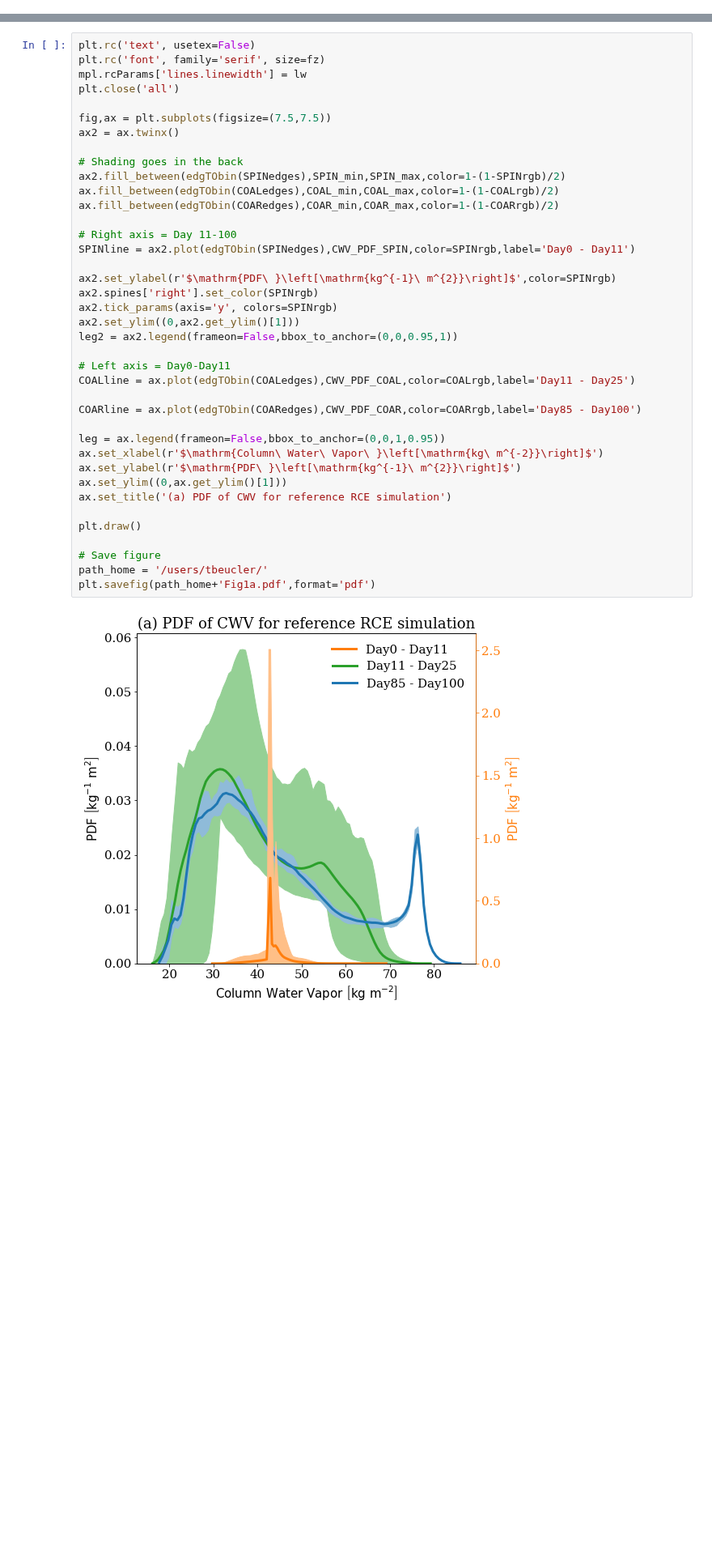
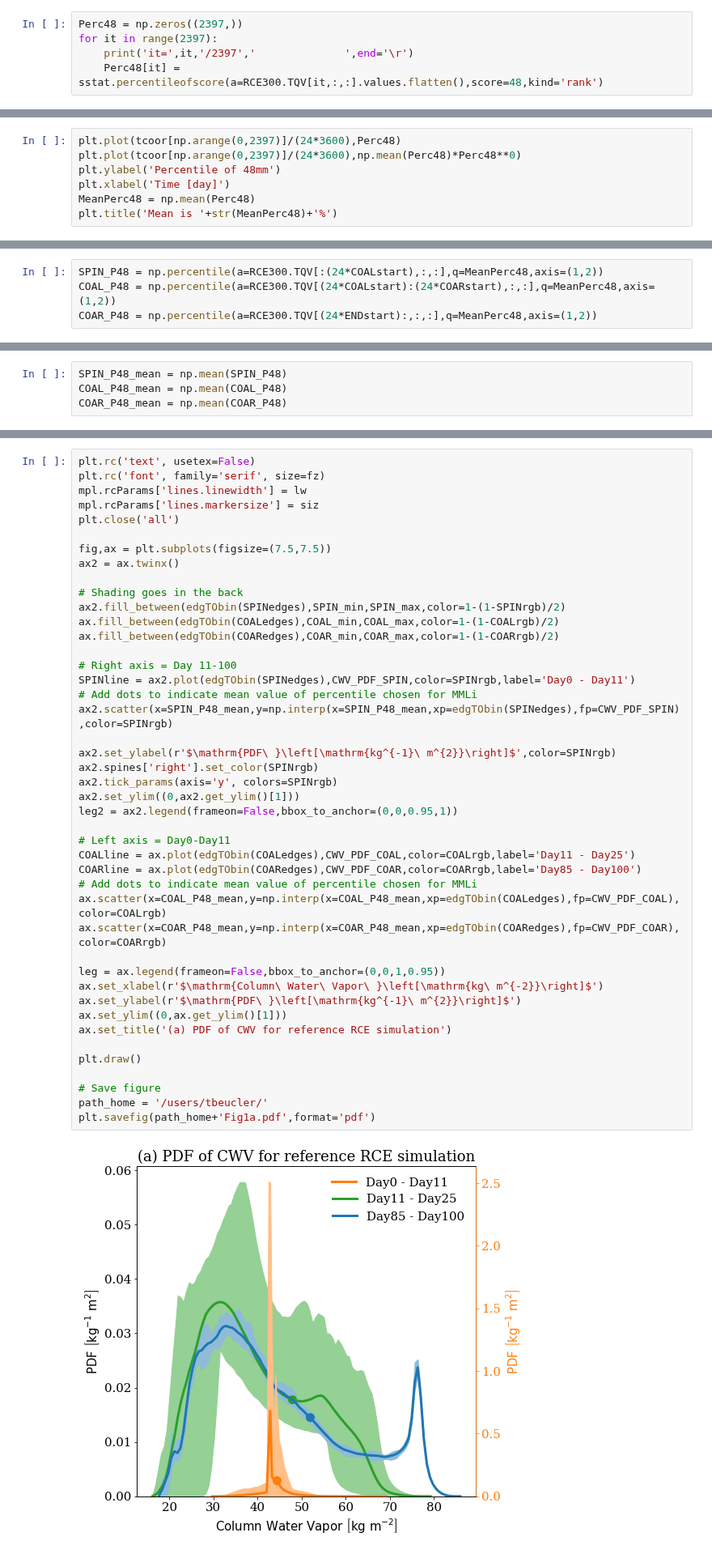
Before and after one commit to tbeucler/2019_WMI, a Jupyter notebook: dev/tbeucler/008_Figures_draft.ipynb, the cells around one changed output, grey strips where cells are left out. Shown at 81% size. Drawn from its saved outputs; the diff is of its cells as text; blank space fills up the shorter version.

```diff
--- a/dev/tbeucler/008_Figures_draft.ipynb
+++ b/dev/tbeucler/008_Figures_draft.ipynb
@@ -69,0 +102,5 @@ plt.plot(tcoor[it]/(24*3600),np.percentile(a=RCE300.FMSE[it,:,:],q=75,axis=(1,2)
+# %%
+Perc48 = np.zeros((2397,))
+for it in range(2397):
+    print('it=',it,'/2397','              ',end='\r')
+    Perc48[it] = sstat.percentileofscore(a=RCE300.TQV[it,:,:].values.flatten(),score=48,kind='rank')
@@ -69,0 +109,7 @@ plt.plot(tcoor[it]/(24*3600),np.percentile(a=RCE300.FMSE[it,:,:],q=75,axis=(1,2)
+# %%
+plt.plot(tcoor[np.arange(0,2397)]/(24*3600),Perc48)
+plt.plot(tcoor[np.arange(0,2397)]/(24*3600),np.mean(Perc48)*Perc48**0)
+plt.ylabel('Percentile of 48mm')
+plt.xlabel('Time [day]')
+MeanPerc48 = np.mean(Perc48)
+plt.title('Mean is '+str(MeanPerc48)+'%')
@@ -114,0 +166,4 @@ i= 14  & day= 99
+# %%
+SPIN_P48 = np.percentile(a=RCE300.TQV[:(24*COALstart),:,:],q=MeanPerc48,axis=(1,2))
+COAL_P48 = np.percentile(a=RCE300.TQV[(24*COALstart):(24*COARstart),:,:],q=MeanPerc48,axis=(1,2))
+COAR_P48 = np.percentile(a=RCE300.TQV[(24*ENDstart):,:,:],q=MeanPerc48,axis=(1,2))
@@ -115,3 +179,7 @@ i= 14  & day= 99
+# %%
+SPIN_P48_mean = np.mean(SPIN_P48)
+COAL_P48_mean = np.mean(COAL_P48)
+COAR_P48_mean = np.mean(COAR_P48)
 # %%
 def edgTObin(edges):
     return 0.5*(edges[1:]+edges[:-1])
@@ -122,6 +212,7 @@ lw = 3
 plt.rc('text', usetex=False)
 plt.rc('font', family='serif', size=fz)
 mpl.rcParams['lines.linewidth'] = lw
+mpl.rcParams['lines.markersize'] = siz
 plt.close('all')
 
 fig,ax = plt.subplots(figsize=(7.5,7.5))
@@ -130,34 +221,38 @@ ax2 = ax.twinx()
 # Shading goes in the back
 ax2.fill_between(edgTObin(SPINedges),SPIN_min,SPIN_max,color=1-(1-SPINrgb)/2)
 ax.fill_between(edgTObin(COALedges),COAL_min,COAL_max,color=1-(1-COALrgb)/2)
 ax.fill_between(edgTObin(COARedges),COAR_min,COAR_max,color=1-(1-COARrgb)/2)
 
 # Right axis = Day 11-100
 SPINline = ax2.plot(edgTObin(SPINedges),CWV_PDF_SPIN,color=SPINrgb,label='Day0 - Day11')
+# Add dots to indicate mean value of percentile chosen for MMLi
+ax2.scatter(x=SPIN_P48_mean,y=np.interp(x=SPIN_P48_mean,xp=edgTObin(SPINedges),fp=CWV_PDF_SPIN),color=SPINrgb)
 
 ax2.set_ylabel(r'$\mathrm{PDF\ }\left[\mathrm{kg^{-1}\ m^{2}}\right]$',color=SPINrgb)
 ax2.spines['right'].set_color(SPINrgb)
 ax2.tick_params(axis='y', colors=SPINrgb)
 ax2.set_ylim((0,ax2.get_ylim()[1]))
 leg2 = ax2.legend(frameon=False,bbox_to_anchor=(0,0,0.95,1))
 
 # Left axis = Day0-Day11
 COALline = ax.plot(edgTObin(COALedges),CWV_PDF_COAL,color=COALrgb,label='Day11 - Day25')
-
 COARline = ax.plot(edgTObin(COARedges),CWV_PDF_COAR,color=COARrgb,label='Day85 - Day100')
+# Add dots to indicate mean value of percentile chosen for MMLi
+ax.scatter(x=COAL_P48_mean,y=np.interp(x=COAL_P48_mean,xp=edgTObin(COALedges),fp=CWV_PDF_COAL),color=COALrgb)
+ax.scatter(x=COAR_P48_mean,y=np.interp(x=COAR_P48_mean,xp=edgTObin(COARedges),fp=CWV_PDF_COAR),color=COARrgb)
 
 leg = ax.legend(frameon=False,bbox_to_anchor=(0,0,1,0.95))
 ax.set_xlabel(r'$\mathrm{Column\ Water\ Vapor\ }\left[\mathrm{kg\ m^{-2}}\right]$')
 ax.set_ylabel(r'$\mathrm{PDF\ }\left[\mathrm{kg^{-1}\ m^{2}}\right]$')
 ax.set_ylim((0,ax.get_ylim()[1]))
 ax.set_title('(a) PDF of CWV for reference RCE simulation')
 
 plt.draw()
 
 # Save figure
 path_home = '/users/tbeucler/'
 plt.savefig(path_home+'Fig1a.pdf',format='pdf')
 # %% [output]
-[figure, old version]
+[figure, new version]
 # %% [markdown]
 # 2) Figure 2a/c = Potential, Landau, Contour
```
Also changed, not shown: parts of 51 cells of this notebook, 3 other files.
